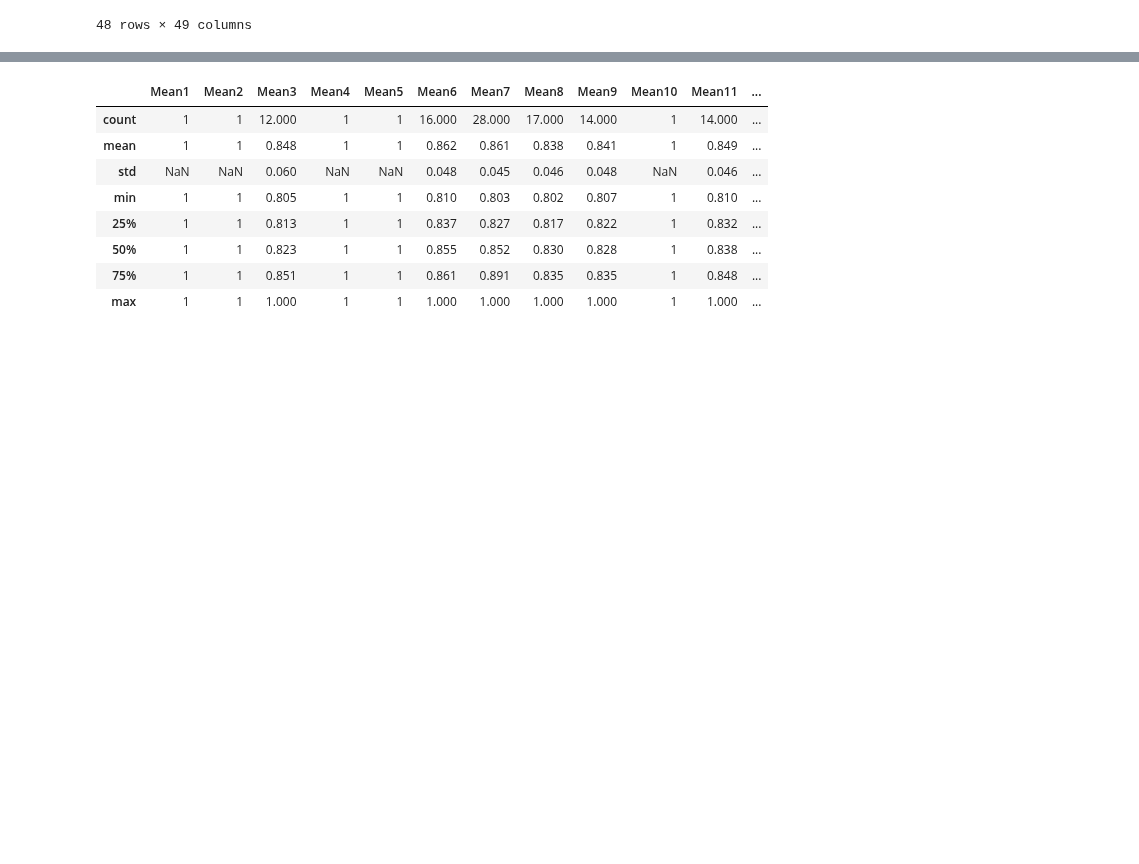
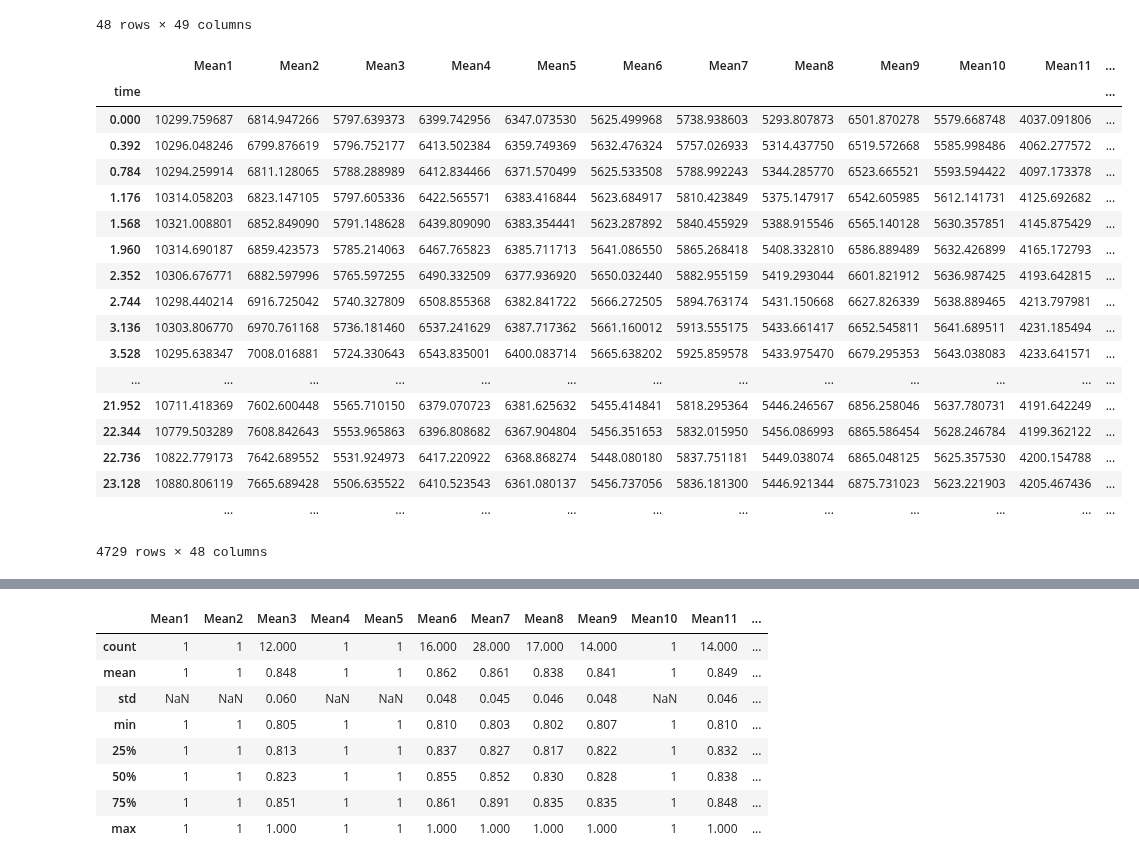
Before and after one commit to aedobyns/lab, a Jupyter notebook: RAIN.ipynb, the cells around one changed output, grey strips where cells are left out. Saved outputs shown, nothing was run; the diff lists cells and outputs as text; code cells hidden in the pictures; blank space fills up the shorter version.

Commit message:
linear subtraction and savitsky golay
Implemented an iterative version of the savintsky golay filter and the
linear subtraction over the whole data frame. see graphs for validation.

```diff
--- a/RAIN.ipynb
+++ b/RAIN.ipynb
@@ -921,3 +921,47 @@ data_corr
 | Mean47 | 11 | 0.592808 | 0.763217 | 0.728166 | 0.668766 | 0.624761 | 0.765505 | 0.784618 | 0.735262 | 0.760174 | ... |
 | Mean48 | 17 | 0.713636 | 0.677398 | 0.764775 | 0.658579 | 0.677959 | 0.794625 | 0.878952 | 0.825846 | 0.775143 | ... |
 48 rows × 49 columns
+# %%
+data_lin = DataFrame(index = data.index)
+
+for label, column in data.iteritems():
+
+    ls_t= column.tolist()
+
+    time = arange(len(ls_t)) #arb time array, each val an int
+
+    A = np.vstack([time, np.ones(len(time))]).T #matrix required for solving the lstsq, which we want for the fit
+    m, c = np.linalg.lstsq(A, ls_t)[0] # find coef. for the y = m*x + c equation
+
+    count = 0
+    ls_tf = []
+
+    for point in ls_t: #this is the line subtraction
+        x = (m * count) + c
+        y = point - x
+        ls_tf.append(y)
+        count = count +1
+
+    data_lin[label] = ls_tf
+# %%
+data_lin
+# %% [output]
+|  | Mean1 | Mean2 | Mean3 | Mean4 | Mean5 | Mean6 | Mean7 | Mean8 | Mean9 | Mean10 | Mean11 | ... |
+| time |  |  |  |  |  |  |  |  |  |  |  | ... |
+| 0.000 | 10299.759687 | 6814.947266 | 5797.639373 | 6399.742956 | 6347.073530 | 5625.499968 | 5738.938603 | 5293.807873 | 6501.870278 | 5579.668748 | 4037.091806 | ... |
+| 0.392 | 10296.048246 | 6799.876619 | 5796.752177 | 6413.502384 | 6359.749369 | 5632.476324 | 5757.026933 | 5314.437750 | 6519.572668 | 5585.998486 | 4062.277572 | ... |
+| 0.784 | 10294.259914 | 6811.128065 | 5788.288989 | 6412.834466 | 6371.570499 | 5625.533508 | 5788.992243 | 5344.285770 | 6523.665521 | 5593.594422 | 4097.173378 | ... |
+| 1.176 | 10314.058203 | 6823.147105 | 5797.605336 | 6422.565571 | 6383.416844 | 5623.684917 | 5810.423849 | 5375.147917 | 6542.605985 | 5612.141731 | 4125.692682 | ... |
+| 1.568 | 10321.008801 | 6852.849090 | 5791.148628 | 6439.809090 | 6383.354441 | 5623.287892 | 5840.455929 | 5388.915546 | 6565.140128 | 5630.357851 | 4145.875429 | ... |
+| 1.960 | 10314.690187 | 6859.423573 | 5785.214063 | 6467.765823 | 6385.711713 | 5641.086550 | 5865.268418 | 5408.332810 | 6586.889489 | 5632.426899 | 4165.172793 | ... |
+| 2.352 | 10306.676771 | 6882.597996 | 5765.597255 | 6490.332509 | 6377.936920 | 5650.032440 | 5882.955159 | 5419.293044 | 6601.821912 | 5636.987425 | 4193.642815 | ... |
+| 2.744 | 10298.440214 | 6916.725042 | 5740.327809 | 6508.855368 | 6382.841722 | 5666.272505 | 5894.763174 | 5431.150668 | 6627.826339 | 5638.889465 | 4213.797981 | ... |
+| 3.136 | 10303.806770 | 6970.761168 | 5736.181460 | 6537.241629 | 6387.717362 | 5661.160012 | 5913.555175 | 5433.661417 | 6652.545811 | 5641.689511 | 4231.185494 | ... |
+| 3.528 | 10295.638347 | 7008.016881 | 5724.330643 | 6543.835001 | 6400.083714 | 5665.638202 | 5925.859578 | 5433.975470 | 6679.295353 | 5643.038083 | 4233.641571 | ... |
+| ... | ... | ... | ... | ... | ... | ... | ... | ... | ... | ... | ... | ... |
+| 21.952 | 10711.418369 | 7602.600448 | 5565.710150 | 6379.070723 | 6381.625632 | 5455.414841 | 5818.295364 | 5446.246567 | 6856.258046 | 5637.780731 | 4191.642249 | ... |
+| 22.344 | 10779.503289 | 7608.842643 | 5553.965863 | 6396.808682 | 6367.904804 | 5456.351653 | 5832.015950 | 5456.086993 | 6865.586454 | 5628.246784 | 4199.362122 | ... |
+| 22.736 | 10822.779173 | 7642.689552 | 5531.924973 | 6417.220922 | 6368.868274 | 5448.080180 | 5837.751181 | 5449.038074 | 6865.048125 | 5625.357530 | 4200.154788 | ... |
+| 23.128 | 10880.806119 | 7665.689428 | 5506.635522 | 6410.523543 | 6361.080137 | 5456.737056 | 5836.181300 | 5446.921344 | 6875.731023 | 5623.221903 | 4205.467436 | ... |
+|  | ... | ... | ... | ... | ... | ... | ... | ... | ... | ... | ... | ... |
+4729 rows × 48 columns
```
Also changed, not shown: parts of 7 cells of this notebook.
